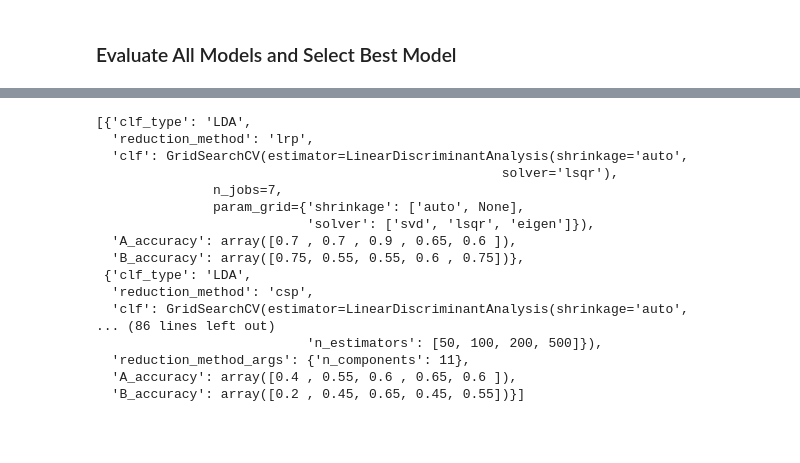
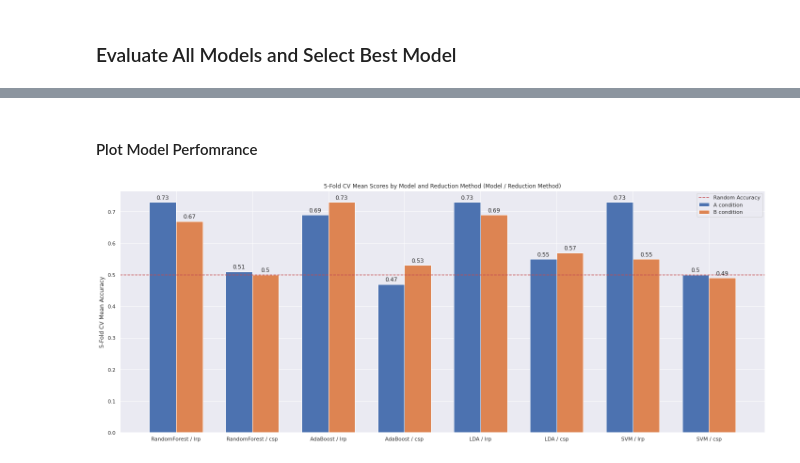
Before and after one commit to brisenodaniel/DataMiningGroupProject, a Jupyter notebook: src/ProjectCodeDraft.ipynb, the cells around one changed output, grey strips where cells are left out. Saved outputs shown, nothing was run; the diff lists cells and outputs as text; code cells hidden in the pictures; blank space fills up the shorter version.

Commit message:
Adds Plots

```diff
--- a/src/ProjectCodeDraft.ipynb
+++ b/src/ProjectCodeDraft.ipynb
@@ -186,10 +228,10 @@ svm_params = {
 
 #Dictionary of classifiers and hyperparemeter selections
 clfs = {
-    'LDA': LDA(),
-    'SVM': SVC(),
     'RandomForestClassifier': RandomForestClassifier(),
     'AdaBoostClassifier': AdaBoostClassifier(),
+    'LDA': LDA(),
+    'SVM': SVC()
 }
 
 params = {
@@ -457,20 +595,37 @@ Wall time: 3min 59s
-# %%
-tuned_clfs
-# %% [output]
-[{'clf_type': 'LDA',
-  'reduction_method': 'lrp',
-  'clf': GridSearchCV(estimator=LinearDiscriminantAnalysis(shrinkage='auto',
-                                                    solver='lsqr'),
-               n_jobs=7,
-               param_grid={'shrinkage': ['auto', None],
-                           'solver': ['svd', 'lsqr', 'eigen']}),
-  'A_accuracy': array([0.7 , 0.7 , 0.9 , 0.65, 0.6 ]),
-  'B_accuracy': array([0.75, 0.55, 0.55, 0.6 , 0.75])},
- {'clf_type': 'LDA',
-  'reduction_method': 'csp',
-  'clf': GridSearchCV(estimator=LinearDiscriminantAnalysis(shrinkage='auto',
-... (86 lines left out)
-                           'n_estimators': [50, 100, 200, 500]}),
-  'reduction_method_args': {'n_components': 11},
-  'A_accuracy': array([0.4 , 0.55, 0.6 , 0.65, 0.6 ]),
-  'B_accuracy': array([0.2 , 0.45, 0.65, 0.45, 0.55])}]
+# %% [markdown]
+#### Plot Model Perfomrance ###
+# %%
+labels = []
+A_acc = []
+B_acc = []
+for clf in tuned_clfs:
+    mod_lbl = clf['clf_type']
+    mod_reduct = clf['reduction_method']
+    if mod_lbl=='RandomForestClassifier':
+        mod_lbl = 'RandomForest'
+    if mod_lbl=='AdaBoostClassifier':
+        mod_lbl="AdaBoost"
+    labels.append('{mod} / {reduct}'.format(mod=mod_lbl, reduct=mod_reduct))
+    A_acc.append(clf['A_accuracy_cv'].mean())
+    B_acc.append(clf['B_accuracy_cv'].mean())
+
+x = np.arange(len(labels))
+width = 0.35
+
+fig, ax = plt.subplots(figsize=(20,8))
+
+rects1 = ax.bar(x - width/2, A_acc, width, label='A condition')
+rects2 = ax.bar(x + width/2, B_acc, width, label='B condition')
+ax.axhline(y=0.5, color='r', linestyle='--', label='Random Accuracy')
+ax.set_ylabel('5-Fold CV Mean Accuracy')
+ax.set_title('5-Fold CV Mean Scores by Model and Reduction Method (Model / Reduction Method)')
+ax.set_xticks(x)
+ax.set_xticklabels(labels)
+ax.legend()
+
+ax.bar_label(rects1, padding=3)
+ax.bar_label(rects2, padding=3)
+fig.tight_layout()
+plt.show()
+# %% [output]
+[figure, added]
```
Also changed, not shown: parts of 11 cells of this notebook.
